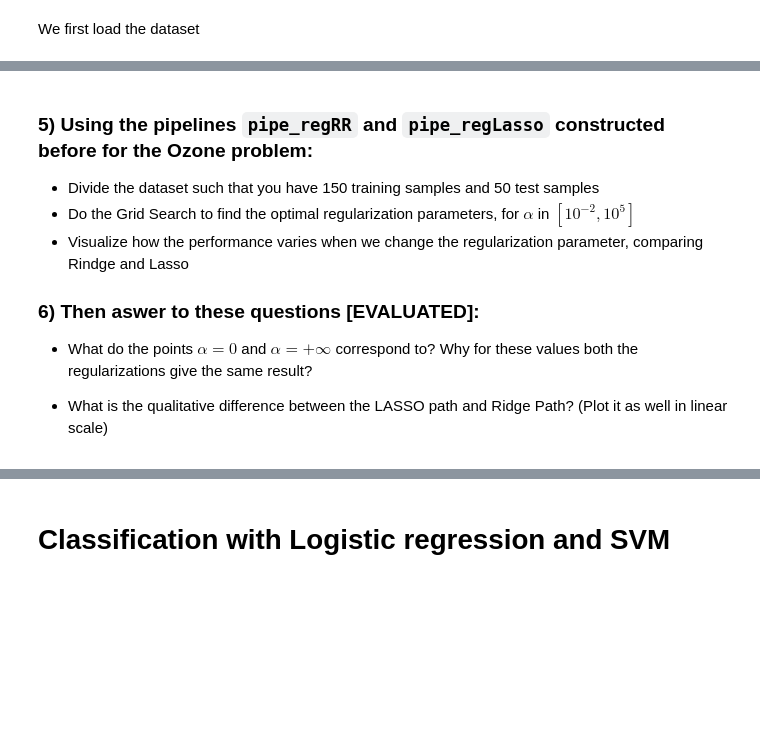
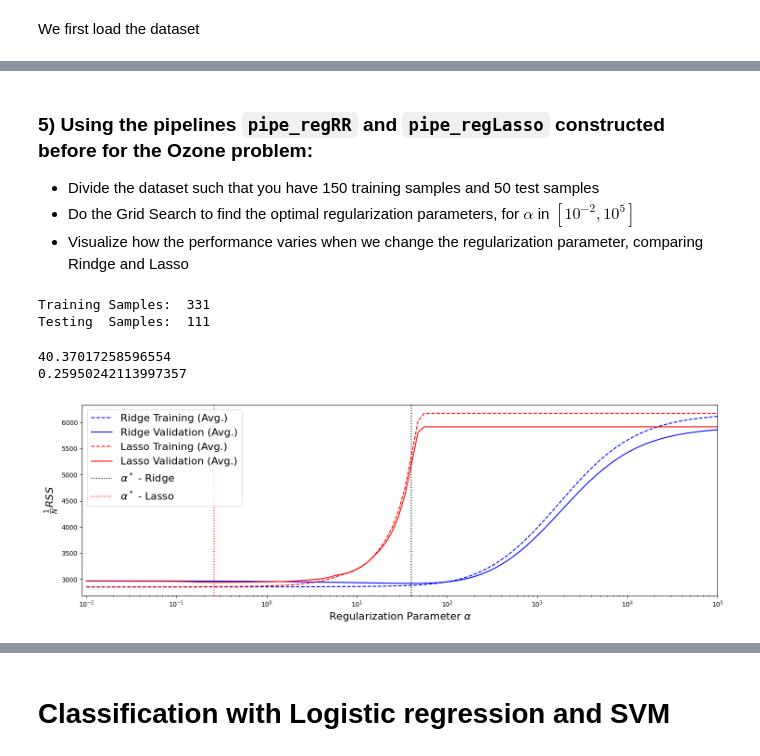
Before and after one commit to filippoquadri/FundamentalLearningEPFL, a Jupyter notebook: TP6/regression-and-classification_quadri.ipynb, the cells around one changed output, grey strips where cells are left out. Saved outputs shown, nothing was run; the diff lists cells and outputs as text; code cells hidden in the pictures; blank space fills up the shorter version.

```diff
--- a/TP6/regression-and-classification_quadri.ipynb
+++ b/TP6/regression-and-classification_quadri.ipynb
@@ -304,8 +424,63 @@ y = diabetes.target
 * Divide the dataset such that you have 150 training samples and 50 test samples
 * Do the Grid Search to find the optimal regularization parameters, for $\alpha$ in $[10^{-2},10^5]$
 * Visualize how the performance varies when we change the regularization parameter, comparing Rindge and Lasso
-
-### 6) Then aswer to these questions [EVALUATED]:
-- What do the points $\alpha=0$  and  $\alpha = +\infty$  correspond to? Why for these values both the regularizations give the same result?
-
-- What is the qualitative difference between the LASSO path and Ridge Path? (Plot it as well in linear scale)
+# %%
+# Even if only 200 samples are demanded, I'll use the whole dataset
+
+XTrain_D, XTest_D, yTrain_D, yTest_D = train_test_split(X,y,test_size = 0.25, random_state=1)
+
+print("Training Samples: ", len(yTrain_D))
+print("Testing  Samples: ", len(yTest_D))
+# %% [output]
+Training Samples:  331
+Testing  Samples:  111
+# %%
+param_grid_RR = [
+    {'ridge__alpha': np.logspace(-2,5,100)}
+]
+
+param_grid_Lasso = [
+    {'lasso__alpha': np.logspace(-2,5,100)}
+]
+
+cv_regRR_D = GridSearchCV(pipe_regRR, param_grid_RR, scoring=neg_rss, cv=cv, return_train_score=True)
+cv_regRR_D.fit(XTrain_D,yTrain_D)
+
+cv_regLasso_D = GridSearchCV(pipe_regLasso, param_grid_Lasso, scoring=neg_rss, cv=cv, return_train_score=True)
+cv_regLasso_D.fit(XTrain_D,yTrain_D)
+
+cvOptAlpha_RR_D = cv_regRR_D.cv_results_['param_ridge__alpha'][cv_regRR_D.best_index_]
+cvOptParams_RR_D = cv_regRR_D.best_estimator_['ridge'].coef_
+
+cvOptAlpha_Lasso_D = cv_regLasso_D.cv_results_['param_lasso__alpha'][cv_regLasso_D.best_index_]
+cvOptParams_Lasso_D = cv_regLasso_D.best_estimator_['lasso'].coef_
+# %%
+print(cvOptAlpha_RR_D)
+print(cvOptAlpha_Lasso_D)
+# %% [output]
+40.37017258596554
+0.25950242113997357
+# %%
+testedAlpha_RR_D = cv_regRR_D.cv_results_['param_ridge__alpha']
+trainScores_RR_D = -cv_regRR_D.cv_results_['mean_train_score']
+testScores_RR_D = -cv_regRR_D.cv_results_['mean_test_score']
+
+testedAlpha_Lasso_D = cv_regLasso_D.cv_results_['param_lasso__alpha']
+trainScores_Lasso_D = -cv_regLasso_D.cv_results_['mean_train_score']
+testScores_Lasso_D = -cv_regLasso_D.cv_results_['mean_test_score']
+
+plt.figure(figsize=(15,5))
+plt.plot(testedAlpha_RR_D, trainScores_RR_D, '--', label='Ridge Training (Avg.)', color='b')
+plt.plot(testedAlpha_RR_D, testScores_RR_D, '-', label='Ridge Validation (Avg.)', color='b')
+plt.plot(testedAlpha_Lasso_D, trainScores_Lasso_D, '--', label='Lasso Training (Avg.)', color='r')
+plt.plot(testedAlpha_Lasso_D, testScores_Lasso_D, '-', label='Lasso Validation (Avg.)', color='r')
+plt.xlabel('Regularization Parameter $\\alpha$', fontsize=16)
+plt.ylabel('$\\frac{1}{N}RSS$', fontsize=16)
+plt.axvline(cvOptAlpha_RR_D, label='$\\alpha^*$ - Ridge', color='k', linestyle=':')
+plt.axvline(cvOptAlpha_Lasso_D, label='$\\alpha^*$ - Lasso', color='r', linestyle=':')
+plt.xscale('log')
+plt.xlim([0.9*1e-2, 1e5])
+plt.tight_layout()
+plt.legend(loc=2, fontsize=16);
+# %% [output]
+[figure, added]
```
Also changed, not shown: parts of 11 cells of this notebook.
